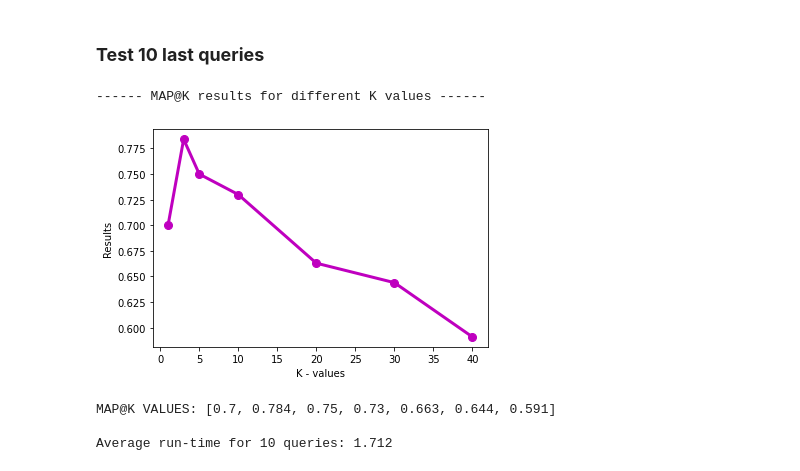
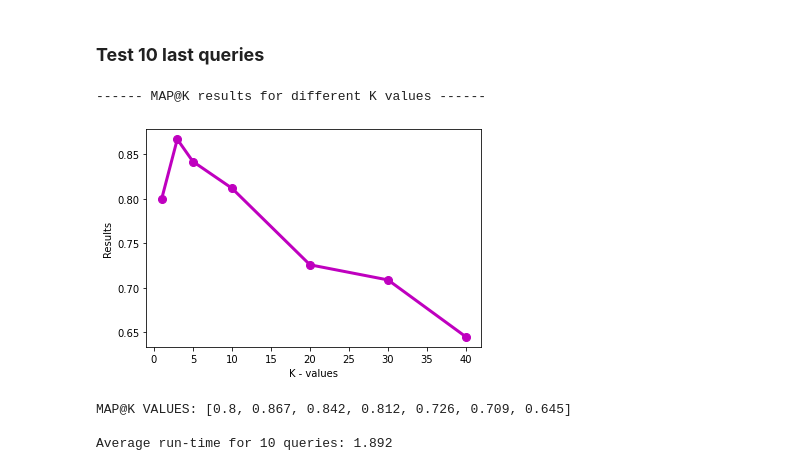
Before and after one commit to Naama133/WIKI_IR_ENGINE, a Jupyter notebook: Engine_performance_measurments.ipynb, the cells around one changed output. Cells and saved outputs as stored; diff of their text form; code cells hidden in the pictures.

Commit message:
final results graphs

```diff
--- a/Engine_performance_measurments.ipynb
+++ b/Engine_performance_measurments.ipynb
@@ -471,29 +471,30 @@ true_list_test = list(true_test.values())
 # %%
 #@title
 test_in_version_six = [[48212, 42393261, 44309134, 30420606, 50498250, 1190921, 39727947, 1031211, 3651805, 39699883, 5220770, 7778546, 9930180, 1400285, 566114, 634940, 897934, 2873409, 39889999, 10741597, 42416319, 39709388, 1493164, 2094409, 538184, 657055, 56069398, 9101637, 5266044, 21828, 4105482, 42299139, 347493, 2091558, 1608235, 30224834, 23139600, 4811262, 1412877, 11859370, 2298022, 1656423, 483473, 5129656, 24080194, 11215843, 2539773, 1761526, 5442908, 4929776, 14342785, 4647823, 18706748, 23510441, 19470720, 54488977, 51145246, 63782611, 2679622, 10351761, 65027015, 515436, 408443, 3505489, 40758393, 29474408, 431786, 3316408, 38881404, 2753115, 2456131, 3146924, 2630148, 1625616, 22757645, 65340047, 42682069, 6608298, 1646753, 2246763, 22835486, 3457899, 28368773, 8549517, 55827515, 31622396, 43040584, 9570174, 8401405, 23114830, 149184, 598165, 2469179, 8881290, 7082459, 2606761, 2649590, 45413764, 1338376, 745000],
-[13875138, 435492, 337814, 50795, 39087, 221489, 609528, 298232, 2110221, 44547, 12692241, 371327, 1807656, 80812, 12646193, 2078529, 17566205, 3539416, 1867385, 2636347, 17412253, 6974438, 43483097, 49946650, 7775525, 24997576, 3477692, 29604056, 3557458, 426315, 7154355, 3294758, 11398100, 6719413, 2766942, 8867983, 24237687, 5563310, 7759939, 26415816, 52281147, 206008, 36035621, 44563259, 19479836, 491172, 20327832, 63298598, 1722815, 43075441, 39766836, 45540189, 19960341, 34690469, 36961918, 30325024, 68314240, 9363980, 27293360, 6673432, 52246445, 300752, 57591892, 25502621, 348186, 6344186, 498076, 36035679, 4226318, 65667721, 15500092, 11840325, 348194, 6159650, 5029723, 3553108, 59022538, 21544497, 40519311, 1517154, 27555194, 41692220, 64508672, 36967053, 2226738, 12289103, 30314274, 28084390, 30317833, 40774543, 2881613, 33220208, 35973111, 18226024, 3784796, 23771670, 15410587, 43072853, 11368946, 60297506],
+[13875138, 435492, 337814, 50795, 39087, 221489, 609528, 298232, 2110221, 44547, 12692241, 371327, 1807656, 80812, 12646193, 2078529, 17566205, 3539416, 1867385, 2636347, 17412253, 6974438, 43483097, 24997576, 3477692, 29604056, 3557458, 426315, 7154355, 3294758, 11398100, 6719413, 2766942, 8867983, 24237687, 5563310, 7759939, 26415816, 52281147, 206008, 36035621, 44563259, 19479836, 491172, 20327832, 63298598, 1722815, 43075441, 39766836, 45540189, 19960341, 34690469, 36961918, 30325024, 68314240, 9363980, 27293360, 6673432, 52246445, 300752, 57591892, 25502621, 348186, 6344186, 498076, 36035679, 4226318, 65667721, 15500092, 11840325, 6159650, 3553108, 59022538, 21544497, 27555194, 41692220, 64508672, 36967053, 28084390, 30317833, 33220208, 35973111, 3784796, 23771670, 60297506, 62210231, 5118574, 36023545, 5347438, 23357553, 21280519, 20323494, 22591263, 4996913, 48876714, 35546630, 48408641, 10622178, 31175415, 27833186],
 [530421, 18169326, 63295665, 60898024, 38599900, 2797868, 13612149, 42566834, 2905253, 42332846, 52412294, 43192755, 1429860, 24593449, 59626437, 28030496, 39083773, 51097615, 4090080, 49019713, 2732267, 10427697, 906522, 54019210, 191336, 31680594, 44648764, 14503036, 65866243, 51547937, 10043223, 1137241, 51126726, 52306903, 2104258, 3287760, 2235401, 16163313, 35630579, 2011930, 40322253, 11772438, 6245191, 1407354, 30863221, 24119093, 48576168, 2610720, 20877276, 1046549, 16722250, 29406667, 67530547, 4936273, 78540, 3400639, 26982837, 66255379, 455202, 8046943, 17409541, 13051060, 37612864, 16455934, 30810141, 2596700, 1798661, 3235178, 27648438, 43962871, 66152804, 2441808, 8325860, 63338420, 66369801, 44330879, 16985729, 22015, 43746090, 2390352, 55478734, 53339955, 44287782, 255930, 51442723, 57851653, 3765190, 32954637, 38110890, 33994, 43511759, 26888417, 52480659, 47312244, 54551368, 42549951, 19427710, 20058880, 46915878, 26711323],
-[42736966, 2002497, 51119, 66355340, 46677020, 46269496, 10782332, 2570959, 56042524, 17962125, 67011996, 4629788, 818420, 13314857, 64159270, 295993, 66498208, 9557957, 4730170, 65366095, 10295386, 3188121, 2794874, 9394446, 49772496, 1896889, 50777038, 5992697, 55536490, 15943277, 3923466, 8213990, 59404558, 53265271, 26312218, 742316, 3143303, 12696342, 1999636, 50148729, 1096607, 6901, 32081376, 23328201, 16767719, 6013, 40068424, 39733609, 34151013, 59420223, 1929338, 2944700, 66485368, 183373, 5534795, 1931707, 30292595, 2869248, 650704, 2029677, 67071821, 22145169, 903388, 995169, 65636149, 850705, 266956, 23789867, 13963594, 31362188, 56363941, 203455, 229236, 26239194, 17740455, 2010174, 376800, 48251659, 41680432, 66387091, 8084790, 33823619, 25262062, 51714250, 15988726, 5169621, 54069729, 51910454, 22985868, 17159638, 13691444, 35885810, 17323301, 348560, 7837125, 22494577, 1615626, 1943640, 52098442, 40341188],
+[42736966, 2002497, 66355340, 46677020, 46269496, 10782332, 2570959, 56042524, 17962125, 67011996, 4629788, 818420, 13314857, 64159270, 295993, 66498208, 9557957, 4730170, 65366095, 10295386, 3188121, 2794874, 9394446, 49772496, 1896889, 50777038, 5992697, 55536490, 15943277, 3923466, 8213990, 59404558, 53265271, 26312218, 742316, 3143303, 12696342, 1999636, 50148729, 1096607, 6901, 32081376, 23328201, 16767719, 6013, 40068424, 39733609, 34151013, 59420223, 1929338, 2944700, 66485368, 183373, 5534795, 1931707, 30292595, 2869248, 650704, 2029677, 67071821, 22145169, 903388, 995169, 65636149, 850705, 266956, 23789867, 13963594, 31362188, 56363941, 203455, 229236, 26239194, 17740455, 2010174, 376800, 48251659, 41680432, 66387091, 8084790, 33823619, 25262062, 51714250, 15988726, 5169621, 54069729, 51910454, 22985868, 17159638, 13691444, 35885810, 17323301, 348560, 7837125, 22494577, 1615626, 1943640, 52098442, 40341188, 3057990],
 [2489613, 1526847, 411190, 19492975, 12063071, 65499076, 2221508, 19398877, 26198146, 18186114, 5292998, 2918308, 689499, 275498, 3373551, 474127, 8721485, 16943307, 7915555, 10835293, 811060, 1683911, 1821213, 46511771, 9679330, 60235043, 148023, 947292, 64112126, 888167, 2303903, 889941, 23873, 13192951, 4995110, 2011265, 3038462, 27289304, 2163531, 6339656, 11124319, 1922301, 2818443, 5733428, 6566329, 622616, 690394, 2663481, 16308327, 1258387, 31453709, 6837398, 2359698, 60233816, 66539114, 2076328, 3178213, 20399956, 3790976, 12763572, 2103762, 8718, 1832776, 24426458, 49474213, 3685440, 19377043, 39517583, 7915175, 2275473, 6918749, 42055310, 1353644, 6086466, 68180593, 2550490, 30762105, 9370886, 40299544, 11772951, 246776, 23516611, 2065067, 1587726, 30347013, 54163199, 14276607, 14384, 36263164, 6724984, 7018522, 2404132, 6233668, 1355024, 38203386, 46558358, 43296375, 148879, 751734, 3097856],
-[315204, 430980, 22265206, 99860, 48159535, 235648, 1421483, 983518, 823320, 13299538, 538393, 216313, 5022704, 23026183, 1778182, 2721492, 1591777, 280502, 24485204, 66534955, 794020, 804516, 798360, 793999, 991719, 47496197, 1778156, 1040222, 621251, 54192243, 988533, 49670316, 15723651, 629977, 1053609, 52647644, 65785708, 1779658, 524278, 11686128, 1041862, 845709, 67442605, 1779577, 1523724, 1053595, 794128, 19995789, 630979, 1778169, 1039385, 1779654, 1778094, 1387946, 48592949, 1047668, 1779626, 31408703, 581699, 921310, 59072738, 1779656, 626306, 794151, 1745261, 794115, 1779536, 54560785, 11872426, 376938, 1770509, 1770399, 44450821, 68009431, 1006641, 2032841, 524238, 704930, 66505311, 33519848, 7928434, 55536251, 770224, 1979294, 1044962, 642574, 1534225, 1073420, 1699225, 55396045, 31541420, 58114497, 57811690, 4288833, 1020107, 1879660, 57367449, 5215013, 2407835, 20071428],
-[1092923, 1494648, 2126501, 34986915, 466299, 12431, 11057200, 5101133, 32242976, 1744867, 33367993, 46426771, 50575063, 1497849, 5376796, 9651444, 4465875, 26668052, 3161187, 1566175, 39400840, 16002804, 879962, 42951365, 7043619, 16953646, 50575054, 10062721, 286747, 5913182, 36279735, 2859256, 5775550, 35673556, 4028754, 1072149, 401401, 42694174, 61677706, 39684326, 38873002, 632369, 1340040, 60021444, 42195355, 18745215, 37593992, 10448121, 56313056, 47799755, 6956596, 18968719, 12003767, 1360154, 24213566, 24482718, 6843345, 39599472, 24615479, 34083096, 57456720, 33965855, 19137130, 26275110, 4543051, 54737654, 33031817, 2497276, 63423757, 39675788, 50649737, 33146726, 16794102, 51367578, 62894863, 42886923, 28236187, 25173473, 30853394, 46182065, 47615485, 59868408, 39849257, 66550651, 31578233, 53356243, 61987255, 41075161, 32486315, 6116152, 25580778, 11944583, 6196372, 53131761, 44117673, 26972161, 50840383, 43431640, 67414554, 67262248],
-[100640, 9824772, 22670461, 28827117, 13320978, 7684351, 34617580, 1959777, 10887219, 14310357, 23269727, 61024736, 53426315, 17229496, 51453490, 269558, 11971397, 11689293, 47775306, 11827767, 13719853, 11971218, 13902799, 47806602, 18408298, 13958538, 47827574, 4344526, 46186668, 47775348, 11266183, 173790, 37967188, 25100776, 2474625, 54284514, 11980851, 56027273, 3746367, 4146044, 17031486, 11894026, 67072363, 3768042, 47638336, 37073924, 9055214, 2846153, 31553078, 2054954, 32055176, 46357913, 1768741, 47804313, 16203229, 2012983, 41905327, 41546279, 43607423, 8836002, 6420692, 66527788, 34081690, 47434601, 24372282, 1844187, 4992439, 5321303, 3116851, 346992, 1463006, 52906, 6168739, 15239780, 2134361, 52554299, 52651138, 46665704, 20217977, 4055161, 47426061, 47827570, 20505468, 16285031, 9041110, 51259277, 38267, 13034946, 47775335, 19337623, 6954384, 15647539, 10658708, 6051030, 3133718, 47837245, 1451082, 40759810, 1488508, 35399307],
-[1533342, 11313, 29342321, 31201599, 37584615, 1584013, 13869813, 9975335, 10122391, 6734598, 5997445, 13622521, 8617839, 9968160, 8886560, 11251217, 103899, 38467501, 2833493, 808833, 292386, 5232179, 4692458, 11231251, 8926844, 18669706, 6209126, 11251750, 28901825, 19877034, 39752897, 11210239, 56411848, 1583998, 38267372, 55081123, 4716462, 31530382, 7957691, 19097189, 1915735, 10100945, 11425, 8633575, 5575515, 40262098, 968617, 29954085, 11214973, 10123954, 11251376, 30655853, 55677108, 27036426, 13760433, 22775291, 34557588, 17384995, 41609208, 10569866, 41247763, 22789547, 2093928, 26941571, 41664127, 8911352, 17182693, 8620624, 39970118, 8829764, 12667021, 20221109, 37799372, 27027195, 9668585, 23736886, 20126944, 5182160, 22598137, 20607838, 17181417, 5326370, 36663681, 10543234, 20277848, 33147800, 8619934, 330682, 5040443, 22215616, 56192637, 37114790, 10543063, 19472497, 33525518, 21924875, 16695181, 11225606, 50066523, 33388365],
-[43494, 983186, 26212422, 784428, 22750818, 10647218, 2390053, 395917, 36543677, 10191369, 11834672, 859175, 6424379, 12153605, 28773399, 50654478, 5344857, 26598863, 64210079, 1793113, 67515094, 2916204, 68183315, 1399679, 5307386, 5148259, 63848281, 23194446, 8262635, 1888283, 1880839, 5421868, 9295827, 5881276, 2417200, 7381258, 919472, 24111672, 6723828, 2878940, 6724064, 1585614, 5957314, 36928057, 5225384, 5660497, 3283079, 22184472, 49185121, 2596759, 291324, 8509229, 24329501, 38634556, 6742142, 541067, 4427231, 1040355, 3039548, 10153277, 15566415, 49303051, 6333131, 15634043, 10836835, 5595253, 2012100, 5699016, 5411915, 5696957, 3600361, 5553360, 3709628, 194085, 50423654, 6581282, 18372857, 15307450, 13195325, 6830909, 5682864, 18189103, 5318558, 56211268, 264917, 8474963, 58918509, 6968997, 23072713, 1204214, 5413714, 649257, 3292199, 665811, 2252952, 14768042, 56498932, 43722263, 5898949, 20458057]]
+[315204, 430980, 99860, 48159535, 235648, 1421483, 13299538, 216313, 5022704, 23026183, 1778182, 2721492, 1591777, 280502, 24485204, 66534955, 794020, 804516, 798360, 793999, 991719, 47496197, 1778156, 1040222, 621251, 54192243, 988533, 49670316, 15723651, 629977, 1053609, 52647644, 65785708, 1779658, 524278, 11686128, 1041862, 845709, 67442605, 1779577, 1523724, 1053595, 794128, 19995789, 630979, 1778169, 1039385, 1779654, 1778094, 1387946, 48592949, 1047668, 1779626, 31408703, 921310, 1779656, 1745261, 54560785, 376938, 1770509, 1770399, 44450821, 1006641, 7928434, 55536251, 1073420, 55396045, 57811690, 4288833, 57367449, 5215013, 20071428, 67275594, 21971665, 54608700, 56977354, 49619688, 59096748, 538387, 54861998, 5710229, 47010035, 68192502, 18415255, 4031408, 32078634, 1612873, 48783240, 42418182, 16473858, 62710791, 50278622, 484657, 50797415, 37481726, 52167940, 4710629, 23325826, 29766738, 57400718],
+[12431, 11057200, 5101133, 1744867, 50575063, 1497849, 9651444, 4465875, 1566175, 39400840, 16002804, 7043619, 286747, 36279735, 35673556, 1340040, 18745215, 37593992, 10448121, 56313056, 47799755, 6956596, 18968719, 12003767, 1360154, 24213566, 24482718, 6843345, 39599472, 24615479, 34083096, 57456720, 33965855, 19137130, 26275110, 4543051, 54737654, 33031817, 2497276, 63423757, 39675788, 50649737, 33146726, 16794102, 51367578, 62894863, 42886923, 28236187, 25173473, 30853394, 46182065, 47615485, 59868408, 39849257, 66550651, 31578233, 53356243, 61987255, 41075161, 32486315, 6116152, 25580778, 11944583, 6196372, 53131761, 44117673, 26972161, 50840383, 43431640, 67414554, 67262248, 40013236, 42370871, 3345817, 67855030, 19187969, 65778564, 48637269, 16882756, 41815118, 6240607, 990404, 47147050, 53681793, 149636, 22881511, 54536629, 48976249, 39255130, 3691948, 61129426, 30681410, 40059225, 41761705, 35043374, 23185474, 5339378, 35624776, 61705694, 43819798],
+[100640, 9824772, 22670461, 28827117, 13320978, 34617580, 1959777, 10887219, 14310357, 23269727, 17229496, 269558, 11971397, 11689293, 47775306, 11827767, 13719853, 11971218, 13902799, 47806602, 18408298, 13958538, 47827574, 4344526, 46186668, 47775348, 11266183, 173790, 37967188, 25100776, 2474625, 54284514, 11980851, 56027273, 3746367, 4146044, 17031486, 11894026, 67072363, 3768042, 47638336, 37073924, 9055214, 2846153, 31553078, 2054954, 32055176, 46357913, 1768741, 47804313, 16203229, 2012983, 41905327, 41546279, 43607423, 8836002, 6420692, 66527788, 34081690, 47434601, 24372282, 1844187, 4992439, 5321303, 3116851, 346992, 1463006, 52906, 6168739, 15239780, 2134361, 52554299, 52651138, 46665704, 20217977, 4055161, 47426061, 47827570, 20505468, 16285031, 9041110, 51259277, 38267, 13034946, 47775335, 19337623, 6954384, 15647539, 10658708, 6051030, 3133718, 47837245, 1451082, 40759810, 1488508, 35399307, 47840375, 59272056, 66823604, 19433498],
+[1533342, 29342321, 31201599, 37584615, 1584013, 13869813, 9975335, 10122391, 6734598, 5997445, 13622521, 8617839, 9968160, 8886560, 11251217, 103899, 38467501, 2833493, 808833, 292386, 5232179, 4692458, 11231251, 8926844, 18669706, 6209126, 11251750, 28901825, 19877034, 39752897, 11210239, 56411848, 1583998, 38267372, 55081123, 4716462, 31530382, 7957691, 19097189, 1915735, 10100945, 11425, 8633575, 5575515, 40262098, 968617, 29954085, 11214973, 10123954, 11251376, 30655853, 55677108, 27036426, 13760433, 22775291, 34557588, 17384995, 41609208, 10569866, 41247763, 22789547, 2093928, 26941571, 41664127, 8911352, 17182693, 8620624, 39970118, 8829764, 12667021, 20221109, 37799372, 27027195, 9668585, 23736886, 20126944, 5182160, 22598137, 20607838, 17181417, 5326370, 36663681, 10543234, 20277848, 33147800, 8619934, 330682, 5040443, 22215616, 56192637, 37114790, 10543063, 19472497, 33525518, 21924875, 16695181, 11225606, 33388365, 29697170, 899460],
+[43494, 983186, 26212422, 10647218, 2390053, 395917, 36543677, 10191369, 11834672, 859175, 6424379, 12153605, 28773399, 50654478, 5344857, 26598863, 64210079, 1793113, 67515094, 2916204, 68183315, 1399679, 5307386, 5148259, 63848281, 23194446, 8262635, 1888283, 1880839, 5421868, 9295827, 5881276, 2417200, 7381258, 919472, 24111672, 6723828, 2878940, 6724064, 1585614, 5957314, 36928057, 5225384, 5660497, 3283079, 22184472, 49185121, 2596759, 291324, 8509229, 24329501, 38634556, 6742142, 541067, 4427231, 1040355, 3039548, 10153277, 15566415, 49303051, 6333131, 15634043, 10836835, 5595253, 2012100, 5699016, 5411915, 5696957, 3600361, 5553360, 3709628, 50423654, 6581282, 18372857, 15307450, 13195325, 6830909, 5682864, 18189103, 5318558, 56211268, 8474963, 58918509, 6968997, 23072713, 5413714, 3292199, 14768042, 43722263, 5898949, 5509671, 2336853, 5522202, 5327018, 5766174, 9433102, 7245710, 11226063, 5222687, 7021004]]
 
-#Average time for 30 queries: 1.715829492038591
+#Average time for 10 queries: 1.892829492038591
+
 print("")
 print("------ MAP@K results for different K values ------")
 print("")
 print("")
 res = plot_MAP_at_K_with_differnt_k_values(true_list_test,test_in_version_six,k_values=k_values)
 print("")
 print("MAP@K VALUES: " + str(res))
 print("")
-print("Average run-time for 10 queries: 1.712")
+print("Average run-time for 10 queries: 1.892")
 # %% [output]
 ------ MAP@K results for different K values ------
-[figure, old version]
+[figure, new version]
-MAP@K VALUES: [0.7, 0.784, 0.75, 0.73, 0.663, 0.644, 0.591]
+MAP@K VALUES: [0.8, 0.867, 0.842, 0.812, 0.726, 0.709, 0.645]
 
-Average run-time for 10 queries: 1.712
+Average run-time for 10 queries: 1.892
```
Also changed, not shown: parts of 2 cells of this notebook.
